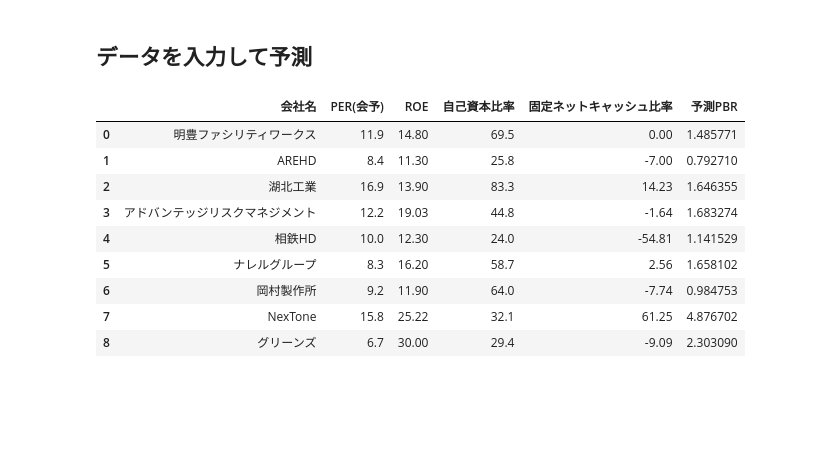
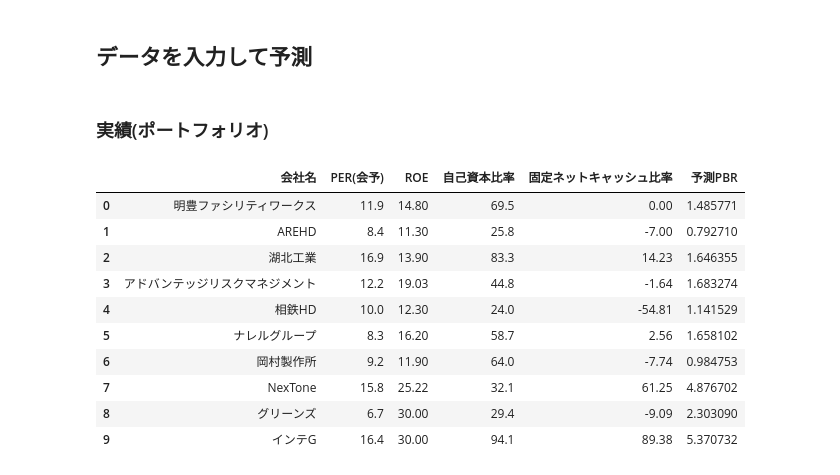
Before and after one commit to yoshi-fund/Predict-PBR, a Jupyter notebook: pbr/xgb-PBR-Model.ipynb, the cells around one changed output. Drawn from its saved outputs; the diff is of its cells as text; code cells hidden in the pictures; blank space fills up the shorter version.

```diff
--- a/pbr/xgb-PBR-Model.ipynb
+++ b/pbr/xgb-PBR-Model.ipynb
@@ -633,13 +633,15 @@ plt.show()
 [figure]
 # %% [markdown]
 ## データを入力して予測
+# %% [markdown]
+### 実績(ポートフォリオ)
 # %%
 import pandas as pd
 import numpy as np
 
 # 会社名
 company_names = ['明豊ファシリティワークス', 'AREHD', '湖北工業', 'アドバンテッジリスクマネジメント', '相鉄HD',
-                 'ナレルグループ', '岡村製作所', 'NexTone', 'グリーンズ']
+                 'ナレルグループ', '岡村製作所', 'NexTone', 'グリーンズ', 'インテG']
 
 # 特徴量データ 予想PER, ROE, 自己資本比率, 固定ネットキャッシュ比率,)
 X_new = np.array([
@@ -652,35 +654,37 @@ X_new = np.array([
     [9.2, 11.9, 64, -7.74], # 岡村製作所
     [15.8, 25.22, 32.1, 61.25], # NexTone
     [6.7, 30, 29.4, -9.09], # グリーンズ
+    [16.4, 30, 94.1, 89.38], # インテG
 ])
 
 # 特徴量名 (4つに合わせる)
 feature_names = list(X.columns)
 
 # 標準化 (既存のsc = StandardScalerを使う)
 X_new_sc = sc.transform(X_new)
 
 # PBR予測
 lr_pred = pipe_lr.predict(X_new_sc)
 
 # データフレーム化
 result_df = pd.DataFrame(X_new, columns=feature_names)
 result_df['会社名'] = company_names
 result_df['予測PBR'] = lr_pred
 
 # 列の順序を並べ替え（会社名を先頭）
 result_df = result_df[['会社名'] + feature_names + ['予測PBR']]
 
 # 表示
 result_df
 # %% [output]
 |  | 会社名 | PER(会予) | ROE | 自己資本比率 | 固定ネットキャッシュ比率 | 予測PBR |
 | 0 | 明豊ファシリティワークス | 11.9 | 14.80 | 69.5 | 0.00 | 1.485771 |
 | 1 | AREHD | 8.4 | 11.30 | 25.8 | -7.00 | 0.792710 |
 | 2 | 湖北工業 | 16.9 | 13.90 | 83.3 | 14.23 | 1.646355 |
 | 3 | アドバンテッジリスクマネジメント | 12.2 | 19.03 | 44.8 | -1.64 | 1.683274 |
 | 4 | 相鉄HD | 10.0 | 12.30 | 24.0 | -54.81 | 1.141529 |
 | 5 | ナレルグループ | 8.3 | 16.20 | 58.7 | 2.56 | 1.658102 |
 | 6 | 岡村製作所 | 9.2 | 11.90 | 64.0 | -7.74 | 0.984753 |
 | 7 | NexTone | 15.8 | 25.22 | 32.1 | 61.25 | 4.876702 |
 | 8 | グリーンズ | 6.7 | 30.00 | 29.4 | -9.09 | 2.303090 |
+| 9 | インテG | 16.4 | 30.00 | 94.1 | 89.38 | 5.370732 |
```
Also changed, not shown: parts of 7 cells of this notebook, 2 other files.
